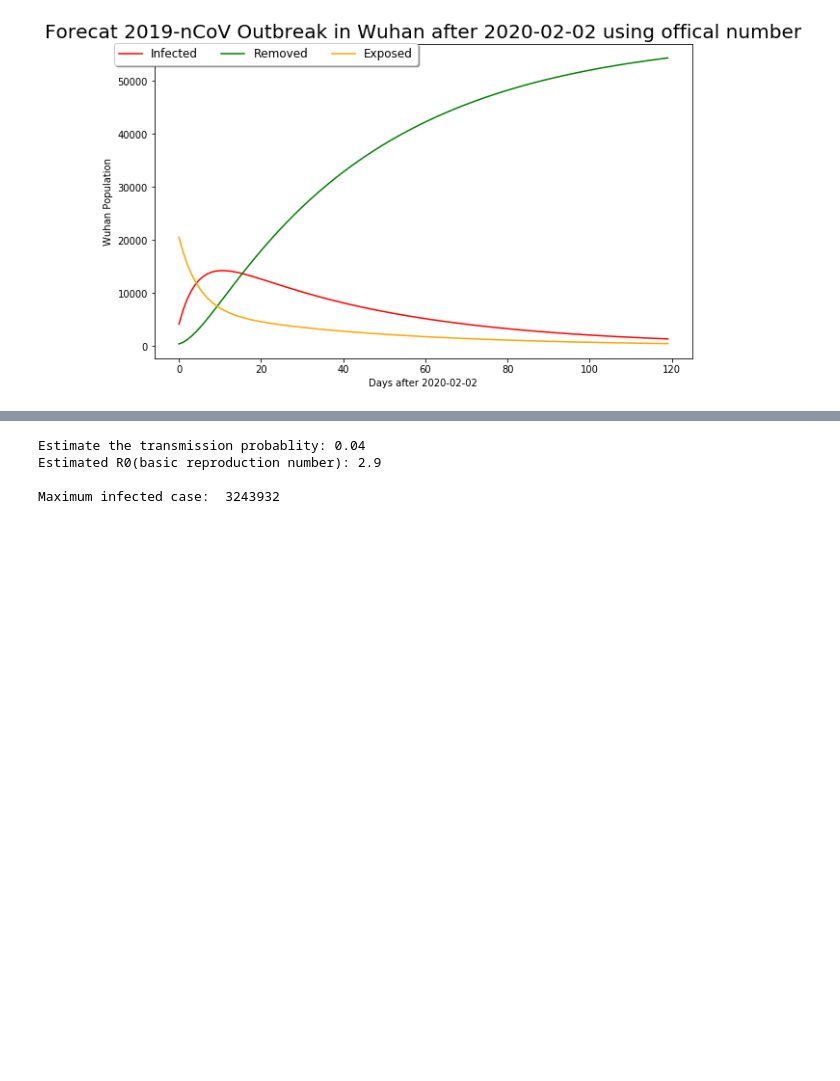
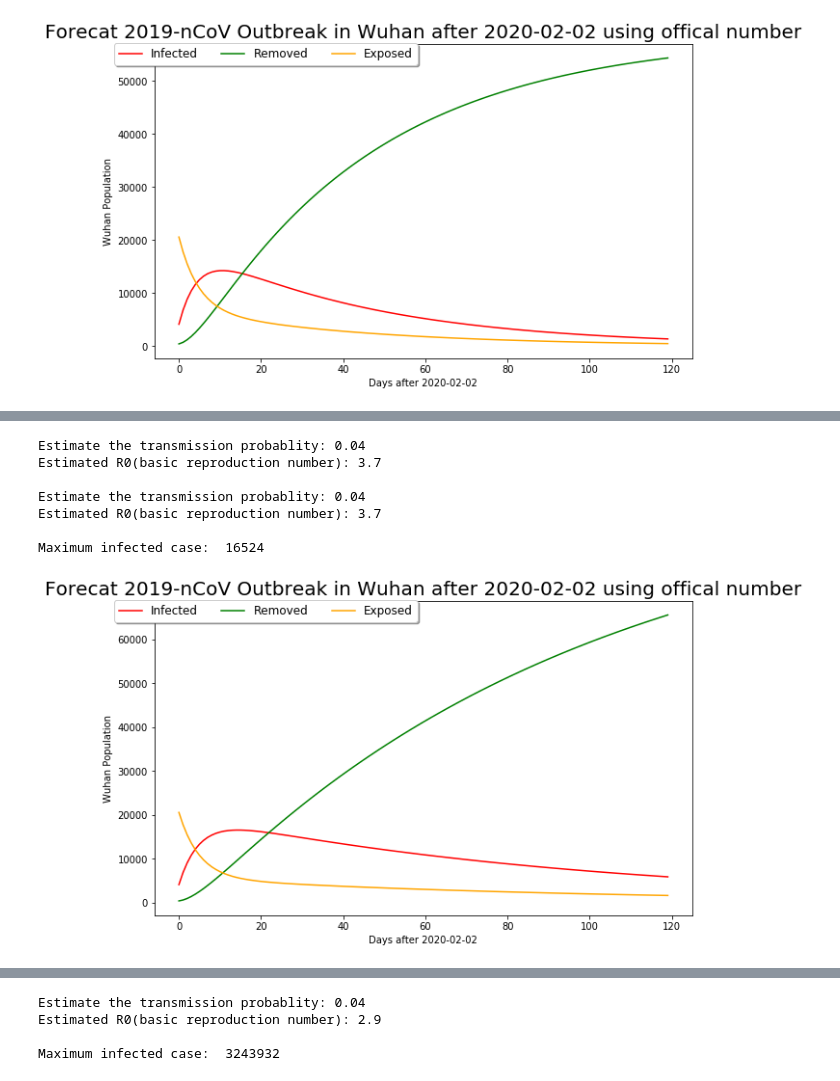
Before and after one commit to YiranJing/Coronavirus-Epidemic-COVID-19, a Jupyter notebook: Model 2/Forecast_Outbreak_Wuhan.ipynb, the cells around one changed output, grey strips where cells are left out. Drawn from its saved outputs; the diff is of its cells as text; code cells hidden in the pictures; blank space fills up the shorter version.

```diff
--- a/Model 2/Forecast_Outbreak_Wuhan.ipynb
+++ b/Model 2/Forecast_Outbreak_Wuhan.ipynb
@@ -161,0 +163,23 @@ Maximum infected case:  22230
+# %%
+"""
+case2: Assume the mean duration of the infection is 30 days
+"""
+
+Est = Estimate_parameter(nu = 1/20, k = 5, t = t, I = I)
+print(Est)
+
+Est_beta = Est._estimate_transmission_probablity()*k
+
+case2 = Estimate_Wuhan_Outbreak(Est, k = 1, N=9000000,
+                E0 = 4109 * 5, I0 = 4109, R0 = (175+224), T=7, econ = 120)
+result3 = case2._run_SIER('Forecat 2019-nCoV Outbreak in Wuhan after 2020-02-02 using offical number',
+        'Wuhan Population','Days after 2020-02-02', show_Sus = False)
+# %% [output]
+Estimate the transmission probablity: 0.04
+Estimated R0(basic reproduction number): 3.7
+
+Estimate the transmission probablity: 0.04
+Estimated R0(basic reproduction number): 3.7
+
+Maximum infected case:  16524
+[figure, added]
```
Also changed, not shown: parts of 3 cells of this notebook, 4 other files.
